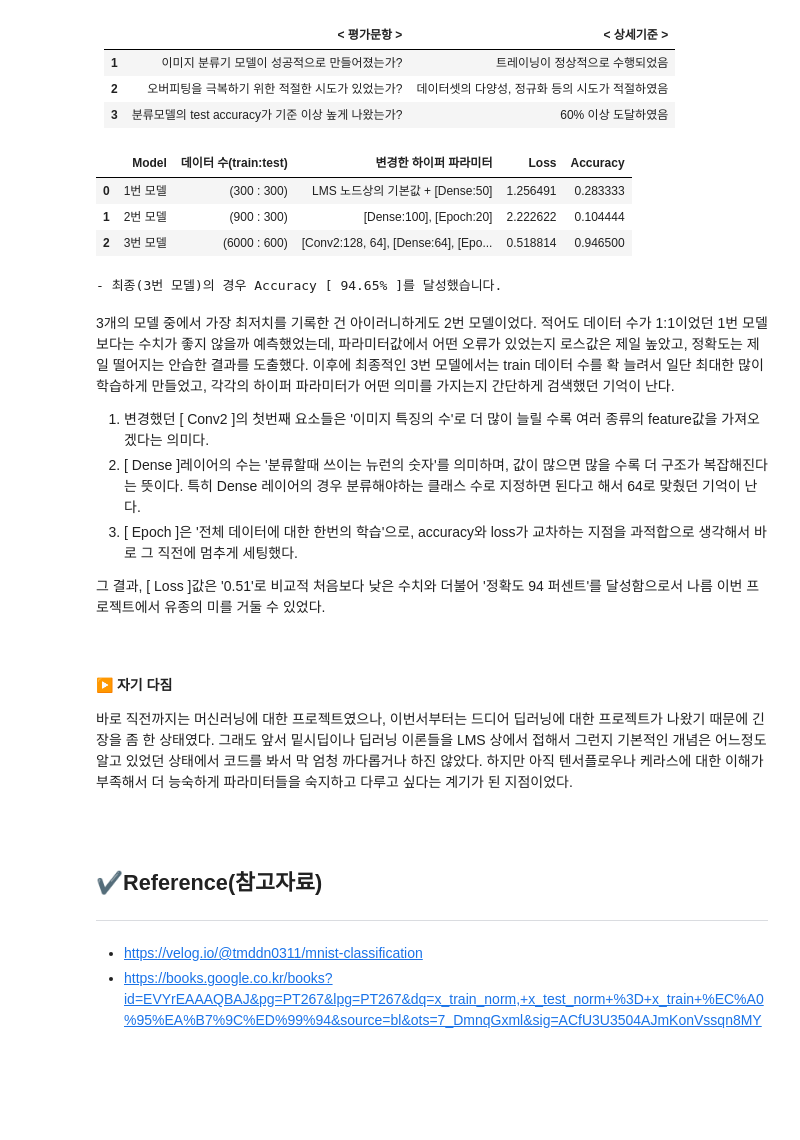
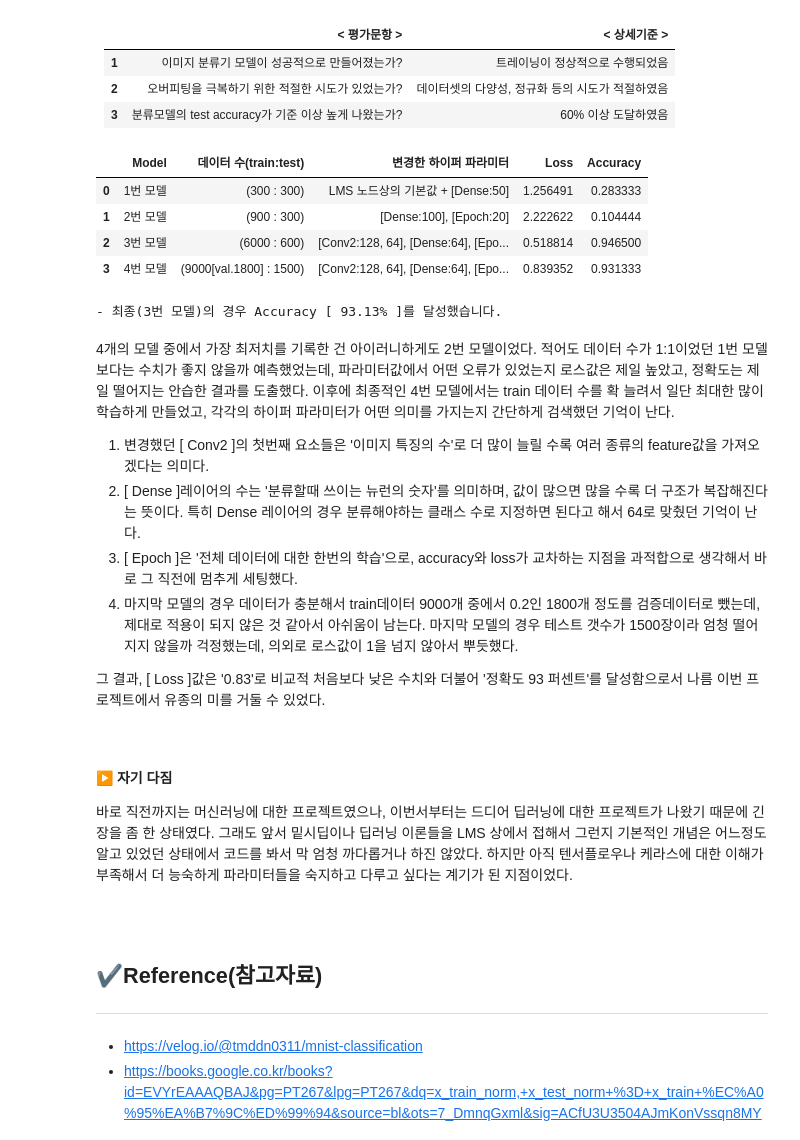
Before and after one commit to Wdstar09/Aiffel_project, a Jupyter notebook: LMS_Exploration/E-05/[E-05]exploration_05.ipynb, the cells around one changed output. Drawn from its saved outputs; the diff is of its cells as text; code cells hidden in the pictures; blank space fills up the shorter version.

```diff
--- a/LMS_Exploration/E-05/[E-05]exploration_05.ipynb
+++ b/LMS_Exploration/E-05/[E-05]exploration_05.ipynb
@@ -820,0 +987,8 @@ plt.show()
+# %%
+# epoch 18, 옵티마이저 adam, 손실함수는 cross entropy로 학습하기
+model.compile(optimizer='adam',
+             loss='sparse_categorical_crossentropy',
+             metrics=['accuracy'])
+
+# 모델 훈련
+history4 = model.fit(x_train_norm, y_train , epochs=15)
@@ -820,0 +1020,16 @@ plt.show()
+# %%
+# 테스트 데이터 로드 + 테스트 이미지 리사이즈
+image_dir_path = '/content/gdrive/MyDrive/aiffel/ex_05/ex05_ver_04/test/rock'
+resize_images(image_dir_path)
+
+image_dir_path = '/content/gdrive/MyDrive/aiffel/ex_05/ex05_ver_04/test/scissor'
+resize_images(image_dir_path)
+
+image_dir_path = '/content/gdrive/MyDrive/aiffel/ex_05/ex05_ver_04/test/paper'
+resize_images(image_dir_path)
+
+image_dir_path = '/content/gdrive/MyDrive/aiffel/ex_05/ex05_ver_04/test'
+(x_test, y_test)=load_data(image_dir_path)
+
+# 입력은 0~1 사이의 값으로 정규화
+x_test_norm = x_test/255.0
@@ -820,0 +1044,6 @@ plt.show()
+# %%
+# 테스트 데이터로 성능을 확인
+loss_4, accu_4 = model.evaluate(x_test_norm, y_test, verbose=2)
+
+print("- test_loss: {} ".format(loss_4))
+print("- test_accuracy: {}".format(accu_4))
@@ -909,31 +1167,34 @@ print('최소값:',np.min(x_train_norm), ' 최대값:',np.max(x_train_norm))
 | **3** | 분류모델의 test accuracy가 기준 이상 높게 나왔는가?                                    | 60% 이상 도달하였음 |
 # %%
 # 변화한 모델들의 수치
-model_list = {'Model': ['1번 모델', '2번 모델', '3번 모델'],
-              '데이터 수(train:test)':['(300 : 300)', '(900 : 300)', '(6000 : 600)'],
-              '변경한 하이퍼 파라미터':['LMS 노드상의 기본값 + [Dense:50]', '[Dense:100], [Epoch:20]','[Conv2:128, 64], [Dense:64], [Epoch:18]'],
-              'Loss' : [loss_1, loss_2, loss_3],
-              'Accuracy': [accu_1, accu_2, accu_3]}
+model_list = {'Model': ['1번 모델', '2번 모델', '3번 모델', '4번 모델'],
+              '데이터 수(train:test)':['(300 : 300)', '(900 : 300)', '(6000 : 600)', '(9000[val.1800] : 1500)'],
+              '변경한 하이퍼 파라미터':['LMS 노드상의 기본값 + [Dense:50]', '[Dense:100], [Epoch:20]',
+                              '[Conv2:128, 64], [Dense:64], [Epoch:18]','[Conv2:128, 64], [Dense:64], [Epoch:18]'],
+              'Loss' : [loss_1, loss_2, loss_3, loss_4],
+              'Accuracy': [accu_1, accu_2, accu_3, accu_4]}
 
 df = pd.DataFrame(model_list)
 df
 # %% [output]
 |  | Model | 데이터 수(train:test) | 변경한 하이퍼 파라미터 | Loss | Accuracy |
 | 0 | 1번 모델 | (300 : 300) | LMS 노드상의 기본값 + [Dense:50] | 1.256491 | 0.283333 |
 | 1 | 2번 모델 | (900 : 300) | [Dense:100], [Epoch:20] | 2.222622 | 0.104444 |
 | 2 | 3번 모델 | (6000 : 600) | [Conv2:128, 64], [Dense:64], [Epo... | 0.518814 | 0.946500 |
+| 3 | 4번 모델 | (9000[val.1800] : 1500) | [Conv2:128, 64], [Dense:64], [Epo... | 0.839352 | 0.931333 |
 # %%
-print(f'- 최종(3번 모델)의 경우 Accuracy [{accu_3*100: .2f}% ]를 달성했습니다.')
+print(f'- 최종(3번 모델)의 경우 Accuracy [{accu_4*100: .2f}% ]를 달성했습니다.')
 # %% [output]
-- 최종(3번 모델)의 경우 Accuracy [ 94.65% ]를 달성했습니다.
+- 최종(3번 모델)의 경우 Accuracy [ 93.13% ]를 달성했습니다.
 # %% [markdown]
-3개의 모델 중에서 가장 최저치를 기록한 건 아이러니하게도 2번 모델이었다. 적어도 데이터 수가 1:1이었던 1번 모델 보다는 수치가 좋지 않을까 예측했었는데, 파라미터값에서 어떤 오류가 있었는지 로스값은 제일 높았고, 정확도는 제일 떨어지는 안습한 결과를 도출했다. 이후에 최종적인 3번 모델에서는 train 데이터 수를 확 늘려서 일단 최대한 많이 학습하게 만들었고, 각각의 하이퍼 파라미터가 어떤 의미를 가지는지 간단하게 검색했던 기억이 난다.
+4개의 모델 중에서 가장 최저치를 기록한 건 아이러니하게도 2번 모델이었다. 적어도 데이터 수가 1:1이었던 1번 모델 보다는 수치가 좋지 않을까 예측했었는데, 파라미터값에서 어떤 오류가 있었는지 로스값은 제일 높았고, 정확도는 제일 떨어지는 안습한 결과를 도출했다. 이후에 최종적인 4번 모델에서는 train 데이터 수를 확 늘려서 일단 최대한 많이 학습하게 만들었고, 각각의 하이퍼 파라미터가 어떤 의미를 가지는지 간단하게 검색했던 기억이 난다.
 
 1. 변경했던 [ Conv2 ]의 첫번째 요소들은 '이미지 특징의 수'로 더 많이 늘릴 수록 여러 종류의 feature값을 가져오겠다는 의미다.
 2. [ Dense ]레이어의 수는 '분류할때 쓰이는 뉴런의 숫자'를 의미하며, 값이 많으면 많을 수록 더 구조가 복잡해진다는 뜻이다.  특히 Dense 레이어의 경우 분류해야하는 클래스 수로 지정하면 된다고 해서 64로 맞췄던 기억이 난다.
 3. [ Epoch ]은 '전체 데이터에 대한 한번의 학습'으로, accuracy와 loss가 교차하는 지점을 과적합으로 생각해서 바로 그 직전에 멈추게 세팅했다.
+4. 마지막 모델의 경우 데이터가 충분해서 train데이터 9000개 중에서 0.2인 1800개 정도를 검증데이터로 뺐는데, 제대로 적용이 되지 않은 것 같아서 아쉬움이 남는다. 마지막 모델의 경우 테스트 갯수가 1500장이라 엄청 떨어지지 않을까 걱정했는데, 의외로 로스값이 1을 넘지 않아서 뿌듯했다.
 
-그 결과, [ Loss ]값은 '0.51'로 비교적 처음보다 낮은 수치와 더불어 '정확도 94 퍼센트'를 달성함으로서 나름 이번 프로젝트에서 유종의 미를 거둘 수 있었다.
+그 결과, [ Loss ]값은 '0.83'로 비교적 처음보다 낮은 수치와 더불어 '정확도 93 퍼센트'를 달성함으로서 나름 이번 프로젝트에서 유종의 미를 거둘 수 있었다.
 
 <br>
 
```
Also changed, not shown: parts of 27 cells of this notebook.
